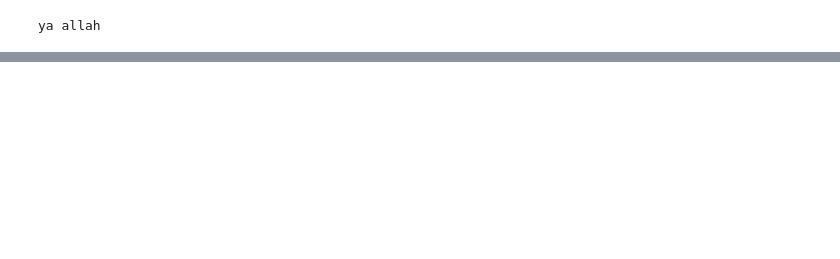
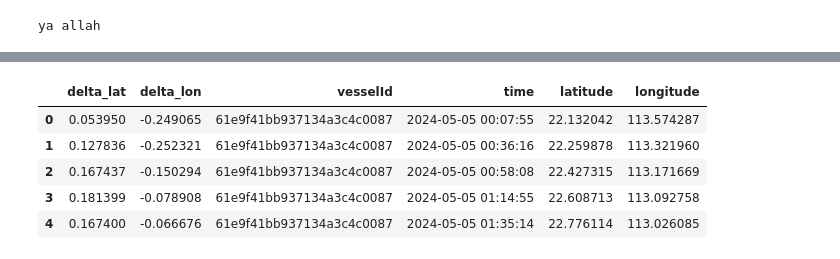
Before and after one commit to baconmoontwist/ML, a Jupyter notebook: rydding/randomforest.ipynb, the cells around one changed output, grey strips where cells are left out. Drawn from its saved outputs; the diff is of its cells as text; code cells hidden in the pictures; blank space fills up the shorter version.

```diff
--- a/rydding/randomforest.ipynb
+++ b/rydding/randomforest.ipynb
@@ -279,7 +283,7 @@ def bi():
 
 #Hybrid
 def hybrid():
-    hybrid = tf.keras.Sequential([
+    model = tf.keras.Sequential([
         tf.keras.layers.Conv1D(64, kernel_size=3, activation='relu', padding='same', input_shape=(sequence_length, num_features)),
         tf.keras.layers.Conv1D(32, kernel_size=3, activation='relu', padding='same'),
         tf.keras.layers.LSTM(64, return_sequences=True),
@@ -288,24 +292,24 @@ def hybrid():
         tf.keras.layers.Dense(num_targets)
     ])
 
-    hybrid.compile(optimizer="adam", loss="mse")
+    model.compile(optimizer="adam", loss="mse")
 
     # Check shapes for consistency
     print(f"X_train shape: {X_train.shape}")  # Expected shape: (num_samples, sequence_length, num_features)
     print(f"y_train shape: {y_train.shape}")  # Expected shape: (num_samples, sequence_length, num_targets)
 
     #Training model
-    hybrid.fit(X_train, y_train, epochs=10, batch_size=32, validation_split=0.2)
+    model.fit(X_train, y_train, epochs=10, batch_size=32, validation_split=0.2)
 
     #Predict
-    y_hybrid = hybrid.predict(X_test).reshape(y_test.shape)
+    y_hybrid = model.predict(X_test).reshape(y_test.shape)
     print(f"Hybrid MSE: {mean_squared_error(y_test, y_hybrid)}")
 
-    return y_hybrid
+    return y_hybrid, model
 # %%
 # x = 0.7
 # y_ensemble = x*y_cnn + (1-x)*y_hybrid
 # print(f"Ensemble ({x}*CNN and {(1-x)}*LSTM) MSE: {mean_squared_error(y_test, y_ensemble)}")
 
-y_hybrid = hybrid()
+y_hybrid, model = hybrid()
 # %% [output]
@@ -405,0 +483,79 @@ print(NORMAL)
+# %%
+vessel = "61e9f41bb937134a3c4c0087"
+
+#Input: last block of train data
+#MSE 8.8
+brur = cleaned.tail(y_sizes[-1]).copy()
+brur = brur[brur["vesselId"] == vessel].reset_index(drop=True)
+not_last_int = cleaned.head(cleaned.shape[0] - y_sizes[-1]).copy()
+
+means, std = cleaned[NORMAL].copy().mean(), cleaned[NORMAL].copy().std()
+not_last_int[NORMAL] = (not_last_int[NORMAL] - means) / std
+
+#Delta Time
+last_time = not_last_int[not_last_int["vesselId"] == vessel].iloc[-1]["time"]
+first_delta_time = (brur.at[0, "time"] - last_time).total_seconds()
+
+brur["time"] = (brur["time"] - pd.to_datetime("2024-01-01 00:00:00")).dt.total_seconds()
+brur["delta_time"] = brur["time"] - brur["time"].shift(1)
+brur.at[0, "delta_time"] = first_delta_time
+
+delta_time = brur["delta_time"].to_numpy()
+
+brur[["vesselId", "delta_time"]].head()
+
+# --- Predicting ---
+# Setup
+inputs, predictions, pos = [], [], []
+no_rows = X_train[0].shape[0]
+
+X_vessel, _ = createIntervals(cleaned, FEATURES + ["vesselId"])
+X_vessel_last_df = pd.DataFrame(X_vessel[-2], columns=(FEATURES + ["vesselId"]))
+vessel_df = X_vessel_last_df[X_vessel_last_df["vesselId"] == vessel].copy()
+vessel_df[FEATURES] = (vessel_df[FEATURES] - means[0:5]) / std[0:5]
+vessel_arr = vessel_df[FEATURES].to_numpy()
+
+
+#Prediction time
+i = 0
+while i <= 0:
+    #Add new predictions to the window
+    if len(inputs) != 0:
+        current = np.array(inputs).reshape((len(inputs), num_features))
+        next_input = np.concatenate((vessel_arr, current), axis=0)
+    else:
+        next_input = vessel_arr
+
+    #Pad
+    remaining = no_rows - next_input.shape[0]
+    next_input = [np.pad(next_input, pad_width=((0, remaining), (0,0)), mode="constant", constant_values=0)]
+    next_input = np.asarray(next_input).astype("float32")
+
+    #Predict
+    next_pred = model.predict(next_input)
+
+    inputs.append([i for j in range(num_features)])
+    i += 1
+
+#Hold on
+next_pred = next_pred.reshape((next_pred.shape[1], next_pred.shape[2]))
+next_pred = next_pred[0:delta_time.shape[0]]
+
+df = pd.DataFrame(next_pred, columns=["delta_lat", "delta_lon", "shit1", "shit2"])
+df.drop(columns=["shit1", "shit2"], inplace=True)
+df["delta_lat"] = (df["delta_lat"] * std[-2]) + means[-2]
+df["delta_lon"] = (df["delta_lon"] * std[-1]) + means[-1]
+
+df["vesselId"] = vessel
+df["time"] = cleaned.tail(y_sizes[-1])[cleaned.tail(y_sizes[-1])["vesselId"] == vessel].reset_index(drop=True)["time"]
+
+last_pos = not_last_int[not_last_int["vesselId"] == vessel].iloc[-1][["latitude", "longitude"]].to_list()
+df["latitude"] = last_pos[0] + df["delta_lat"].cumsum()
+df["longitude"] = last_pos[1] + df["delta_lon"].cumsum()
+
+y_og = cleaned.tail(y_sizes[-1])[cleaned.tail(y_sizes[-1])["vesselId"] == vessel][["latitude", "longitude"]].copy().reset_index(drop=True)
+y_og.head()
+y_pred = df[["latitude", "longitude"]].copy().reset_index(drop=True)
+print(f"MSE: {mean_squared_error(y_og, y_pred)}")
+df.head()
+# %% [output]
@@ -405,0 +564,6 @@ print(NORMAL)
+|  | delta_lat | delta_lon | vesselId | time | latitude | longitude |
+| 0 | 0.053950 | -0.249065 | 61e9f41bb937134a3c4c0087 | 2024-05-05 00:07:55 | 22.132042 | 113.574287 |
+| 1 | 0.127836 | -0.252321 | 61e9f41bb937134a3c4c0087 | 2024-05-05 00:36:16 | 22.259878 | 113.321960 |
+| 2 | 0.167437 | -0.150294 | 61e9f41bb937134a3c4c0087 | 2024-05-05 00:58:08 | 22.427315 | 113.171669 |
+| 3 | 0.181399 | -0.078908 | 61e9f41bb937134a3c4c0087 | 2024-05-05 01:14:55 | 22.608713 | 113.092758 |
+| 4 | 0.167400 | -0.066676 | 61e9f41bb937134a3c4c0087 | 2024-05-05 01:35:14 | 22.776114 | 113.026085 |
```
Also changed, not shown: parts of 16 cells of this notebook.
